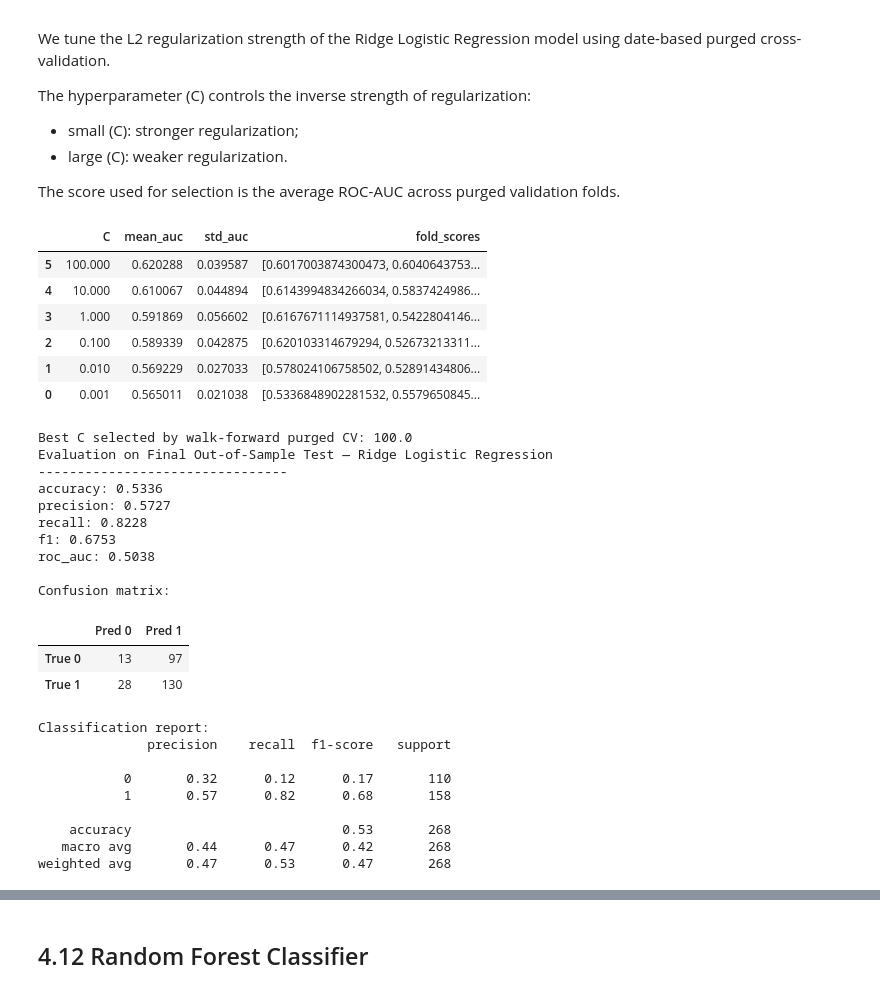
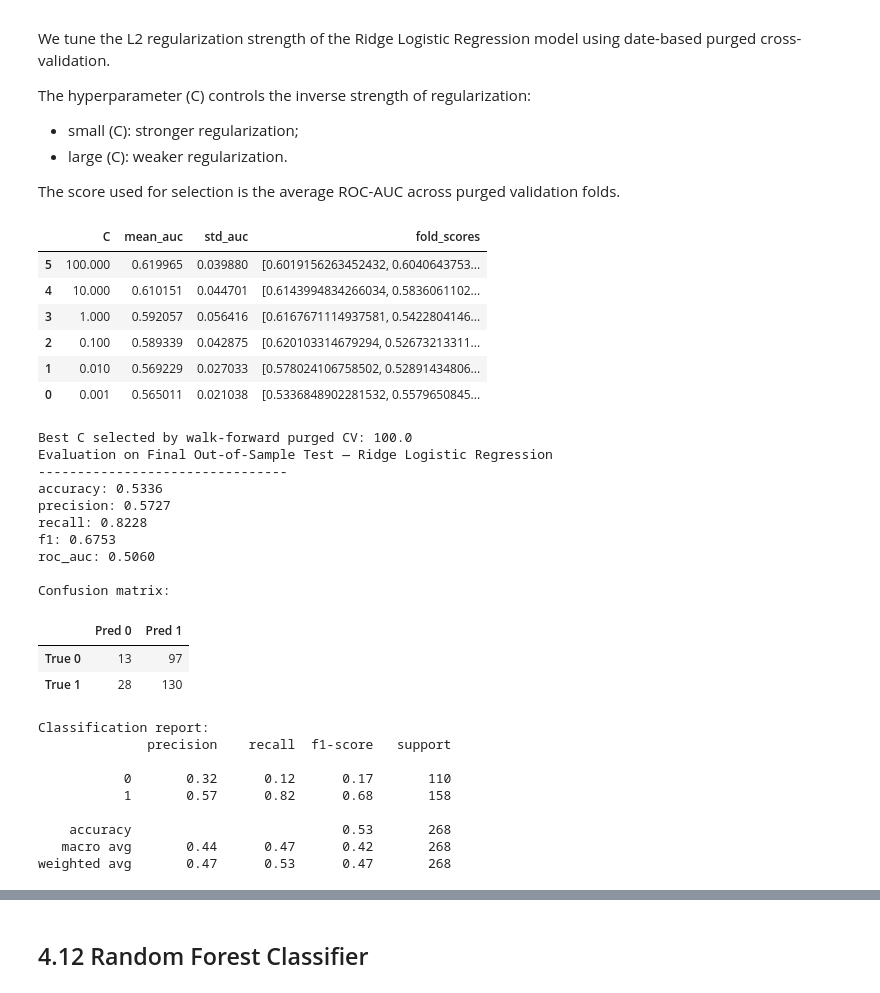
Before and after one commit to garancedvn/Systematic-Trading, a Jupyter notebook: coursework.ipynb, the cells around one changed output, grey strips where cells are left out. Cells and saved outputs as stored; diff of their text form; code cells hidden in the pictures.

```diff
--- a/coursework.ipynb
+++ b/coursework.ipynb
@@ -4340,8 +4352,8 @@ train_val_labeled_df = (
     .reset_index(drop=True)
 )
 
-X_train_val = train_val_labeled_df[feature_cols].reset_index(drop=True)
-y_train_val = train_val_labeled_df["meta_label"].reset_index(drop=True)
+X_train_val_cv = train_val_labeled_df[feature_cols].reset_index(drop=True)
+y_train_val_cv = train_val_labeled_df["meta_label"].reset_index(drop=True)
 
 cv_splits = create_walk_forward_purged_cv_splits(
     train_val_labeled_df,
@@ -4444,10 +4456,10 @@ for C in C_grid:
 
     for fold_id, (tr_idx, val_idx) in enumerate(cv_splits, start=1):
 
-        X_tr = X_train_val.iloc[tr_idx].copy()
-        y_tr = y_train_val.iloc[tr_idx].copy()
-        X_val = X_train_val.iloc[val_idx].copy()
-        y_val = y_train_val.iloc[val_idx].copy()
+        X_tr = X_train_val_cv.iloc[tr_idx].copy()
+        y_tr = y_train_val_cv.iloc[tr_idx].copy()
+        X_val = X_train_val_cv.iloc[val_idx].copy()
+        y_val = y_train_val_cv.iloc[val_idx].copy()
 
         model = Pipeline(
             steps=[
@@ -4461,36 +4473,36 @@ for C in C_grid:
                         random_state=42
                     )
                 )
             ]
         )
 
         model.fit(X_tr, y_tr)
 
         y_val_proba = model.predict_proba(X_val)[:, 1]
         auc = roc_auc_score(y_val, y_val_proba)
 
         fold_scores.append(auc)
 
     ridge_cv_results.append(
         {
             "C": C,
             "mean_auc": np.mean(fold_scores),
             "std_auc": np.std(fold_scores),
             "fold_scores": fold_scores
         }
     )
 
 ridge_cv_results_df = pd.DataFrame(ridge_cv_results)
 
 display(
     ridge_cv_results_df
     .sort_values("mean_auc", ascending=False)
 )
 # %% [output]
 |  | C | mean_auc | std_auc | fold_scores |
-| 5 | 100.000 | 0.620288 | 0.039587 | [0.6017003874300473, 0.6040643753... |
-| 4 | 10.000 | 0.610067 | 0.044894 | [0.6143994834266034, 0.5837424986... |
-| 3 | 1.000 | 0.591869 | 0.056602 | [0.6167671114937581, 0.5422804146... |
+| 5 | 100.000 | 0.619965 | 0.039880 | [0.6019156263452432, 0.6040643753... |
+| 4 | 10.000 | 0.610151 | 0.044701 | [0.6143994834266034, 0.5836061102... |
+| 3 | 1.000 | 0.592057 | 0.056416 | [0.6167671114937581, 0.5422804146... |
 | 2 | 0.100 | 0.589339 | 0.042875 | [0.620103314679294, 0.52673213311... |
 | 1 | 0.010 | 0.569229 | 0.027033 | [0.578024106758502, 0.52891434806... |
 | 0 | 0.001 | 0.565011 | 0.021038 | [0.5336848902281532, 0.5579650845... |
@@ -4523,7 +4535,7 @@ ridge_final_model = Pipeline(
     ]
 )
 
-ridge_final_model.fit(X_train_val, y_train_val)
+ridge_final_model.fit(X_train_val_oos, y_train_val_oos)
 
 ridge_test_results = evaluate_classifier(
     ridge_final_model,
@@ -4539,7 +4551,7 @@ accuracy: 0.5336
 precision: 0.5727
 recall: 0.8228
 f1: 0.6753
-roc_auc: 0.5038
+roc_auc: 0.5060
 
 Confusion matrix:
 |  | Pred 0 | Pred 1 |
```
Also changed, not shown: parts of 15 cells of this notebook.
